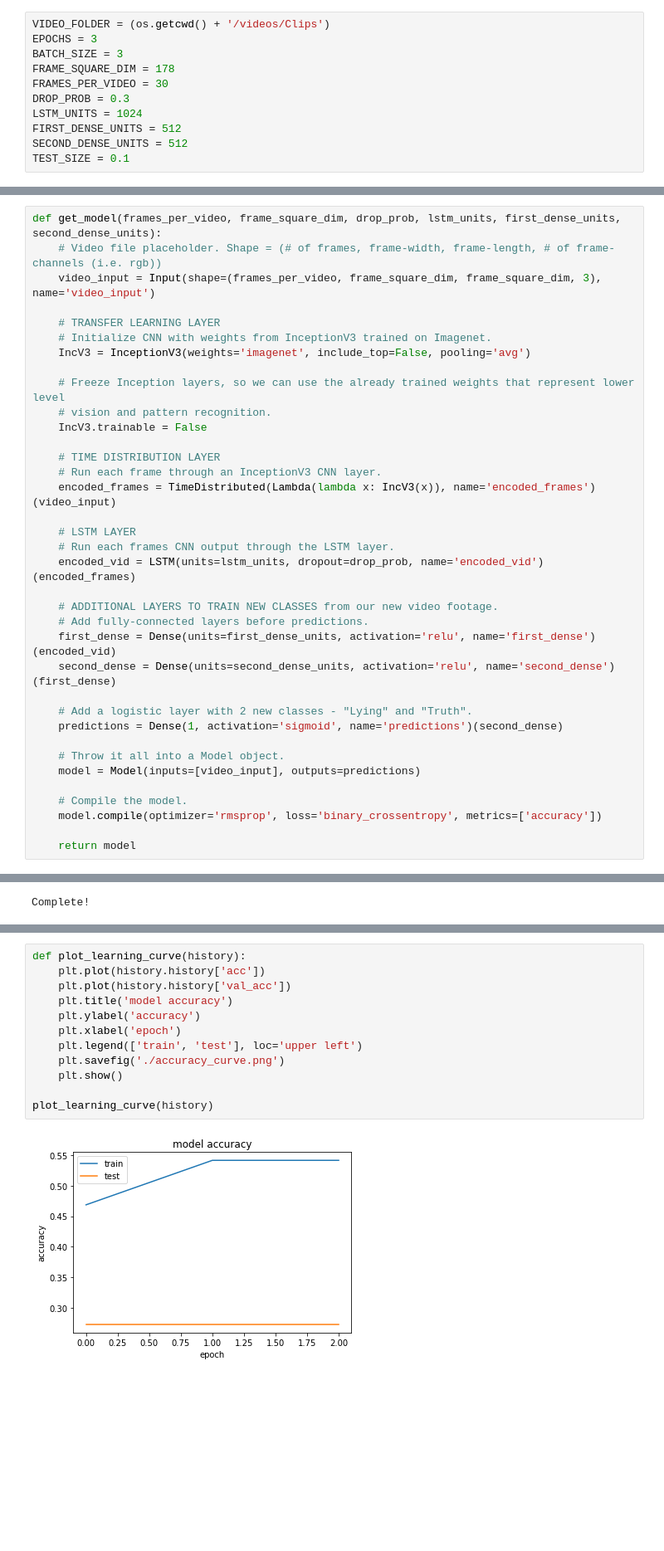
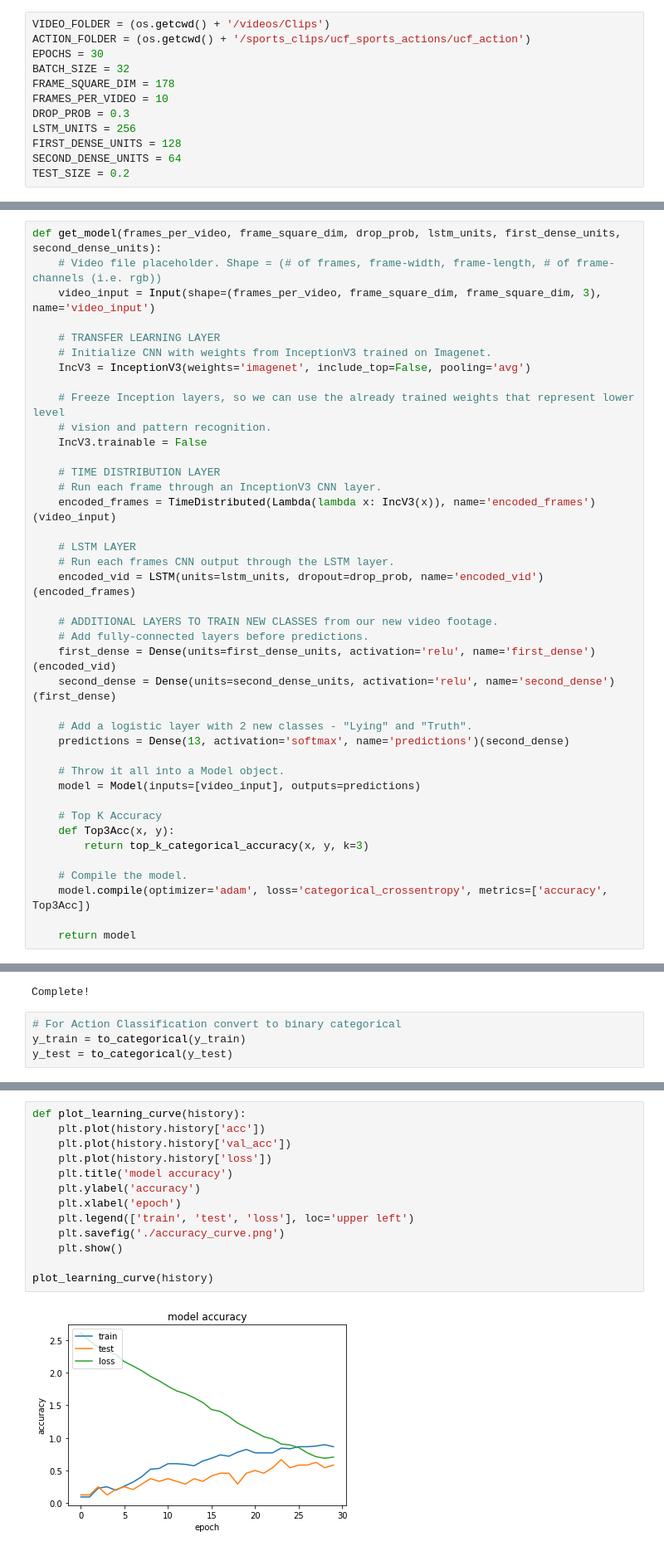
Before and after one commit to ledgerW/LieDetector, a Jupyter notebook: LieDetector.ipynb, the cells around one changed output, grey strips where cells are left out. Shown at 83% size. Drawn from its saved outputs; the diff is of its cells as text; blank space fills up the shorter version.

Commit message:
identifying 13 action classes from video

```diff
--- a/LieDetector.ipynb
+++ b/LieDetector.ipynb
@@ -48,14 +49,15 @@ Using TensorFlow backend.
 # %%
 VIDEO_FOLDER = (os.getcwd() + '/videos/Clips')
-EPOCHS = 3
-BATCH_SIZE = 3
+ACTION_FOLDER = (os.getcwd() + '/sports_clips/ucf_sports_actions/ucf_action')
+EPOCHS = 30
+BATCH_SIZE = 32
 FRAME_SQUARE_DIM = 178
-FRAMES_PER_VIDEO = 30
+FRAMES_PER_VIDEO = 10
 DROP_PROB = 0.3
-LSTM_UNITS = 1024
-FIRST_DENSE_UNITS = 512
-SECOND_DENSE_UNITS = 512
-TEST_SIZE = 0.1
+LSTM_UNITS = 256
+FIRST_DENSE_UNITS = 128
+SECOND_DENSE_UNITS = 64
+TEST_SIZE = 0.2
 # %%
 keras.backend.clear_session()
 # %%
@@ -89,13 +91,17 @@ def get_model(frames_per_video, frame_square_dim, drop_prob, lstm_units, first_d
     second_dense = Dense(units=second_dense_units, activation='relu', name='second_dense')(first_dense)
 
     # Add a logistic layer with 2 new classes - "Lying" and "Truth".
-    predictions = Dense(1, activation='sigmoid', name='predictions')(second_dense)
+    predictions = Dense(13, activation='softmax', name='predictions')(second_dense)
 
     # Throw it all into a Model object.
     model = Model(inputs=[video_input], outputs=predictions)
 
+    # Top K Accuracy
+    def Top3Acc(x, y):
+        return top_k_categorical_accuracy(x, y, k=3)
+
     # Compile the model.
-    model.compile(optimizer='rmsprop', loss='binary_crossentropy', metrics=['accuracy'])
+    model.compile(optimizer='adam', loss='categorical_crossentropy', metrics=['accuracy', Top3Acc])
 
     return model
 # %%
@@ -273,3 +456,7 @@ y_test = encoder.transform(y_test)
 print('Complete!')
 # %% [output]
 Complete!
+# %%
+# For Action Classification convert to binary categorical
+y_train = to_categorical(y_train)
+y_test = to_categorical(y_test)
@@ -298,17 +507,18 @@ Epoch 3/3
 # %%
 def plot_learning_curve(history):
     plt.plot(history.history['acc'])
     plt.plot(history.history['val_acc'])
+    plt.plot(history.history['loss'])
     plt.title('model accuracy')
     plt.ylabel('accuracy')
     plt.xlabel('epoch')
-    plt.legend(['train', 'test'], loc='upper left')
+    plt.legend(['train', 'test', 'loss'], loc='upper left')
     plt.savefig('./accuracy_curve.png')
     plt.show()
 
 plot_learning_curve(history)
 # %% [output]
-[figure, old version]
+[figure, new version]
 # %%
 # Test on the out of sample (test) video footage.
 X_test = X_test.astype('float32')
```
Also changed, not shown: parts of 22 cells of this notebook.
